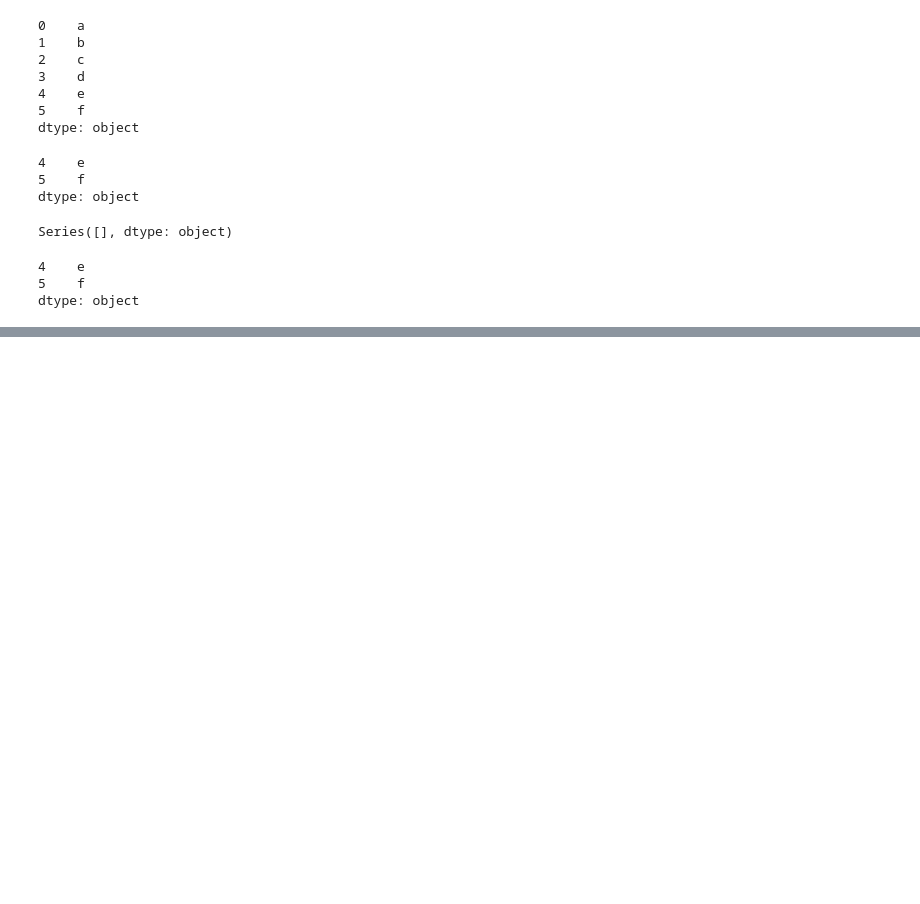
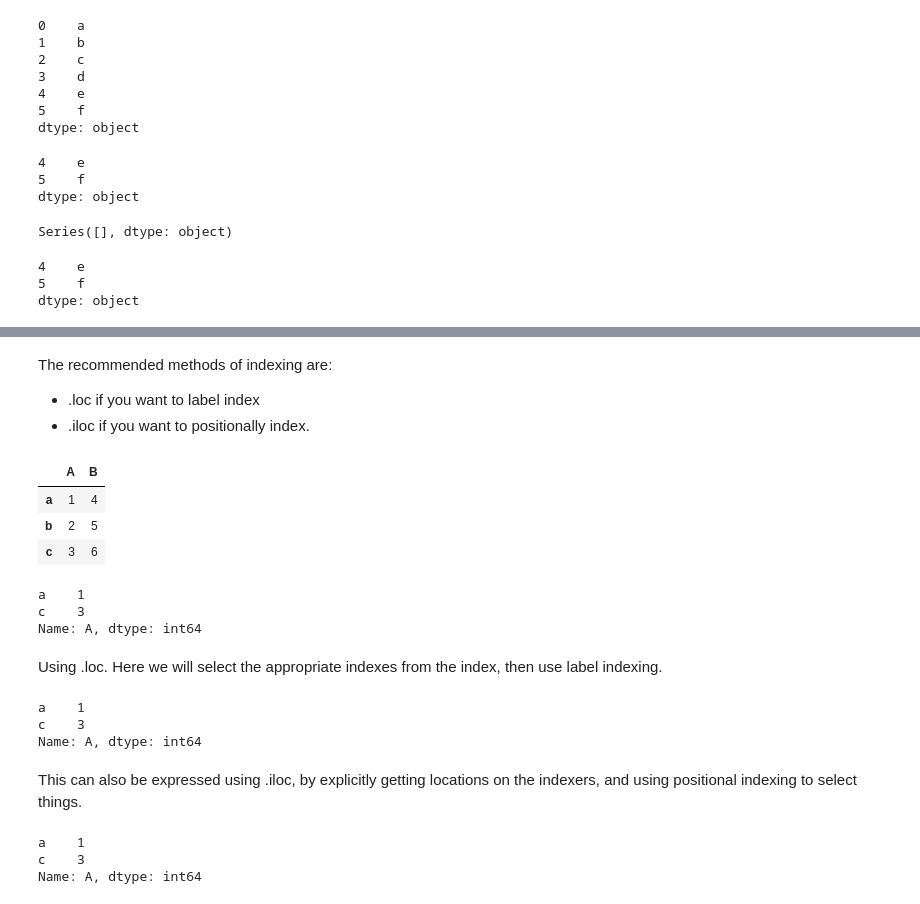
Before and after one commit to devdjan/Basic_python, a Jupyter notebook: Pandas/indexing_data.ipynb, the cells around one changed output, grey strips where cells are left out. Saved outputs shown, nothing was run; the diff lists cells and outputs as text; code cells hidden in the pictures; blank space fills up the shorter version.

```diff
--- a/Pandas/indexing_data.ipynb
+++ b/Pandas/indexing_data.ipynb
@@ -575,0 +578,39 @@ Name: A, dtype: float64
+# %% [markdown]
+The recommended methods of indexing are:
+
+* .loc if you want to label index
+* .iloc if you want to positionally index.
+# %%
+dfd = pd.DataFrame({'A': [1, 2, 3],
+                    'B': [4, 5, 6]},
+                      index=list('abc'))
+# %%
+dfd
+# %% [output]
+|  | A | B |
+| a | 1 | 4 |
+| b | 2 | 5 |
+| c | 3 | 6 |
+# %%
+# I want  to get the 0th and the 2nd elements from the index in the ‘A’ column.
+dfd.ix[[0, 2], 'A']
+# %% [output]
+a    1
+c    3
+Name: A, dtype: int64
+# %% [markdown]
+Using .loc. Here we will select the appropriate indexes from the index, then use label indexing.
+# %%
+dfd.loc[dfd.index[[0, 2]], 'A']
+# %% [output]
+a    1
+c    3
+Name: A, dtype: int64
+# %% [markdown]
+This can also be expressed using .iloc, by explicitly getting locations on the indexers, and using positional indexing to select things.
+# %%
+dfd.iloc[[0, 2], dfd.columns.get_loc('A')]
+# %% [output]
+a    1
+c    3
+Name: A, dtype: int64
```
Also changed, not shown: parts of 88 cells of this notebook.
